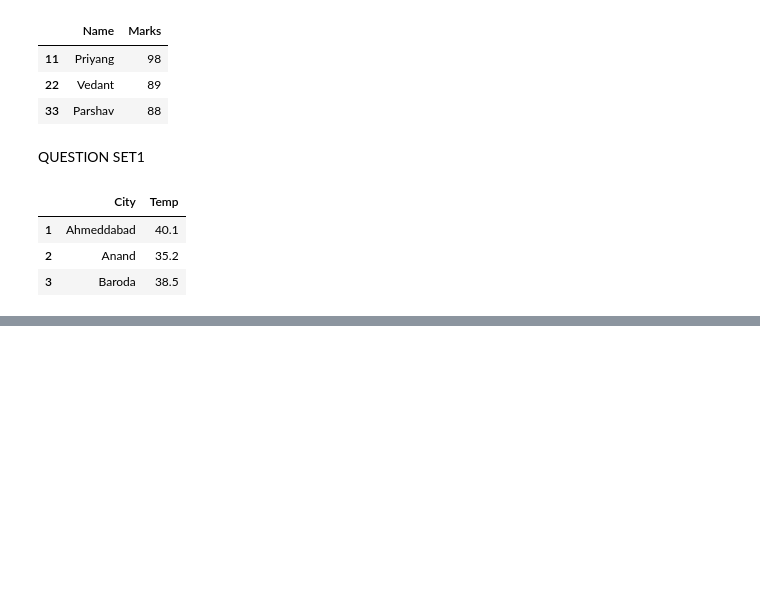
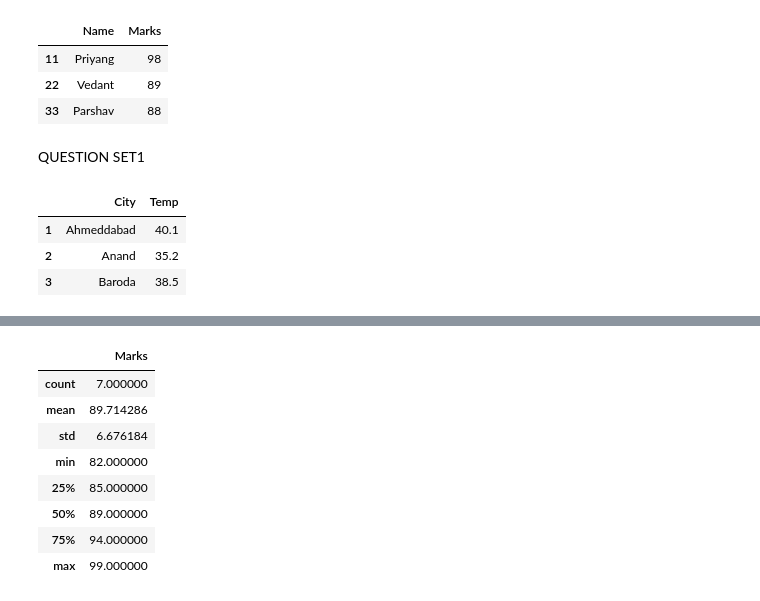
Before and after one commit to AseemGupta39/data_analytics_with_python, a Jupyter notebook: main.ipynb, the cells around one changed output, grey strips where cells are left out. Saved outputs shown, nothing was run; the diff lists cells and outputs as text; code cells hidden in the pictures; blank space fills up the shorter version.

```diff
--- a/main.ipynb
+++ b/main.ipynb
@@ -290,0 +387,12 @@ pd.DataFrame(list4,columns=["City","Temp"],index=[1,2,3])
+# %%
+df_from_dict1.describe()
+# %% [output]
+|  | Marks |
+| count | 7.000000 |
+| mean | 89.714286 |
+| std | 6.676184 |
+| min | 82.000000 |
+| 25% | 85.000000 |
+| 50% | 89.000000 |
+| 75% | 94.000000 |
+| max | 99.000000 |
```
Also changed, not shown: parts of 17 cells of this notebook.
